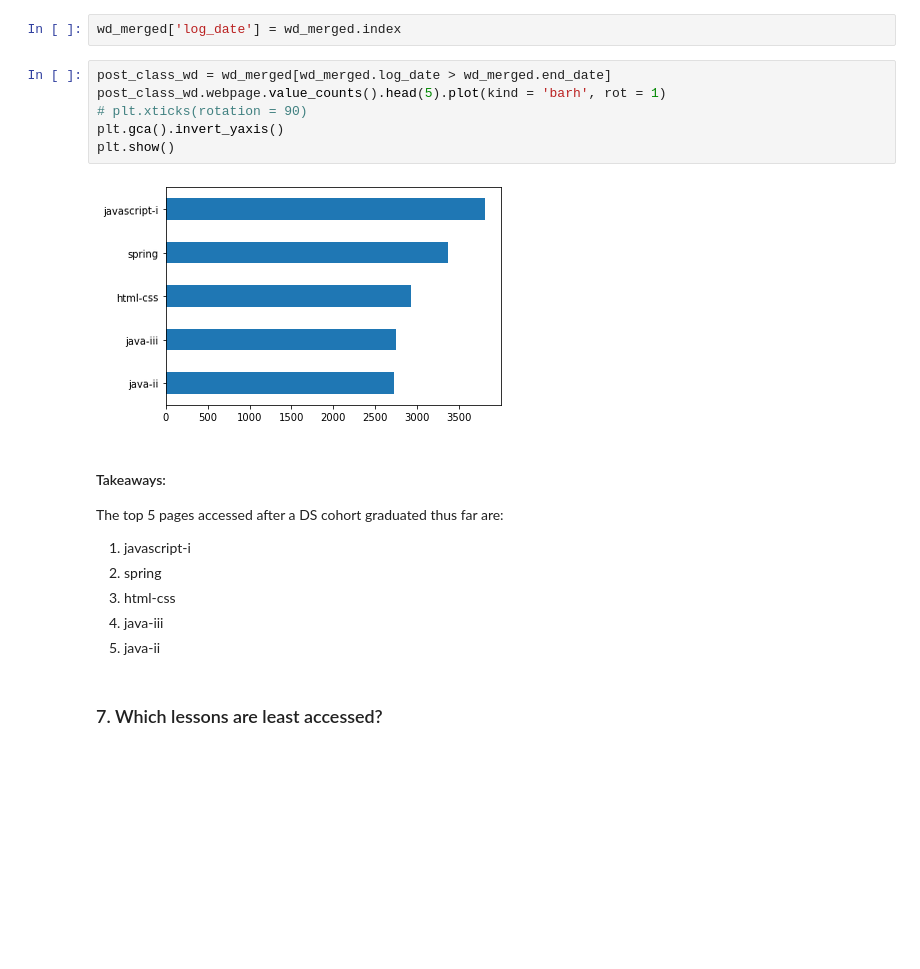
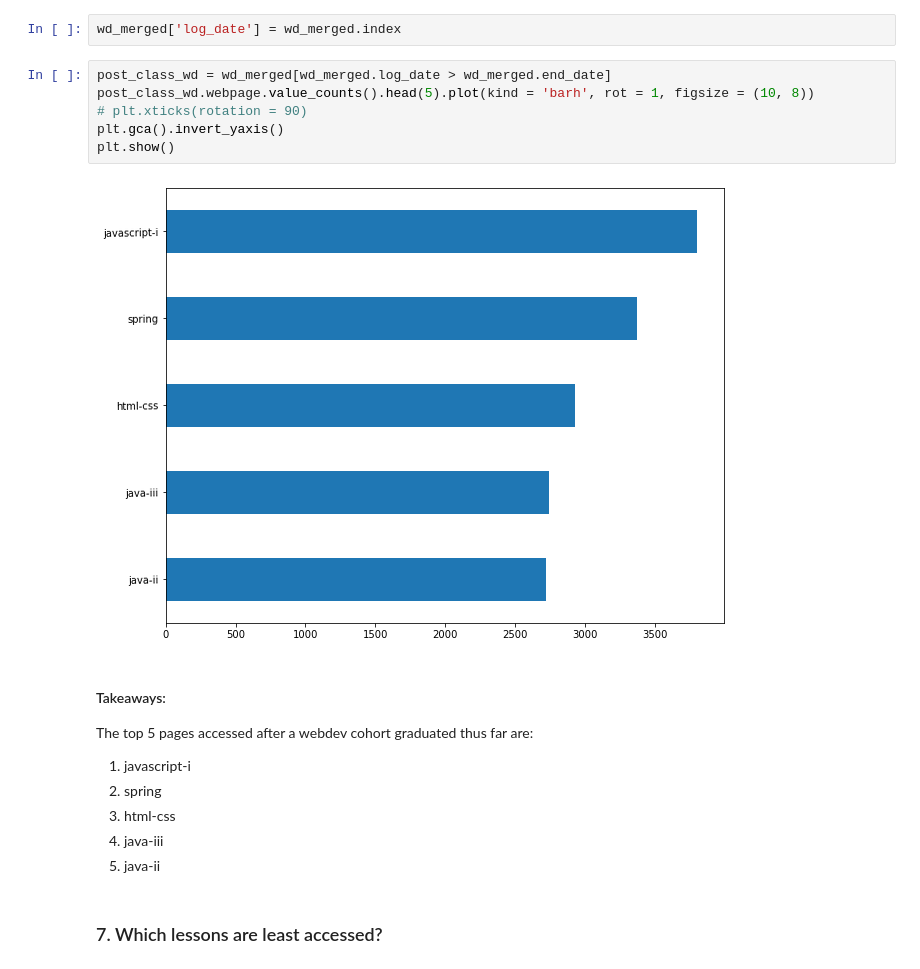
Before and after one commit to lukewbecker/time-series-project, a Jupyter notebook: time_series_project.ipynb, the cells around one changed output. Cells and saved outputs as stored; diff of their text form; blank space fills up the shorter version.

```diff
--- a/time_series_project.ipynb
+++ b/time_series_project.ipynb
@@ -1525,16 +1536,16 @@ wd_merged = df_merge2[~df_merge2.cohort_id.isin([30, 34, 55, 59])]
 wd_merged['log_date'] = wd_merged.index
 # %%
 post_class_wd = wd_merged[wd_merged.log_date > wd_merged.end_date]
-post_class_wd.webpage.value_counts().head(5).plot(kind = 'barh', rot = 1)
+post_class_wd.webpage.value_counts().head(5).plot(kind = 'barh', rot = 1, figsize = (10, 8))
 # plt.xticks(rotation = 90)
 plt.gca().invert_yaxis()
 plt.show()
 # %% [output]
-[figure, old version]
+[figure, new version]
 # %% [markdown]
 #### Takeaways:
 
-The top 5 pages accessed after a DS cohort graduated thus far are:
+The top 5 pages accessed after a webdev cohort graduated thus far are:
 1. javascript-i
 2. spring
 3. html-css
```
Also changed, not shown: parts of 11 cells of this notebook.
